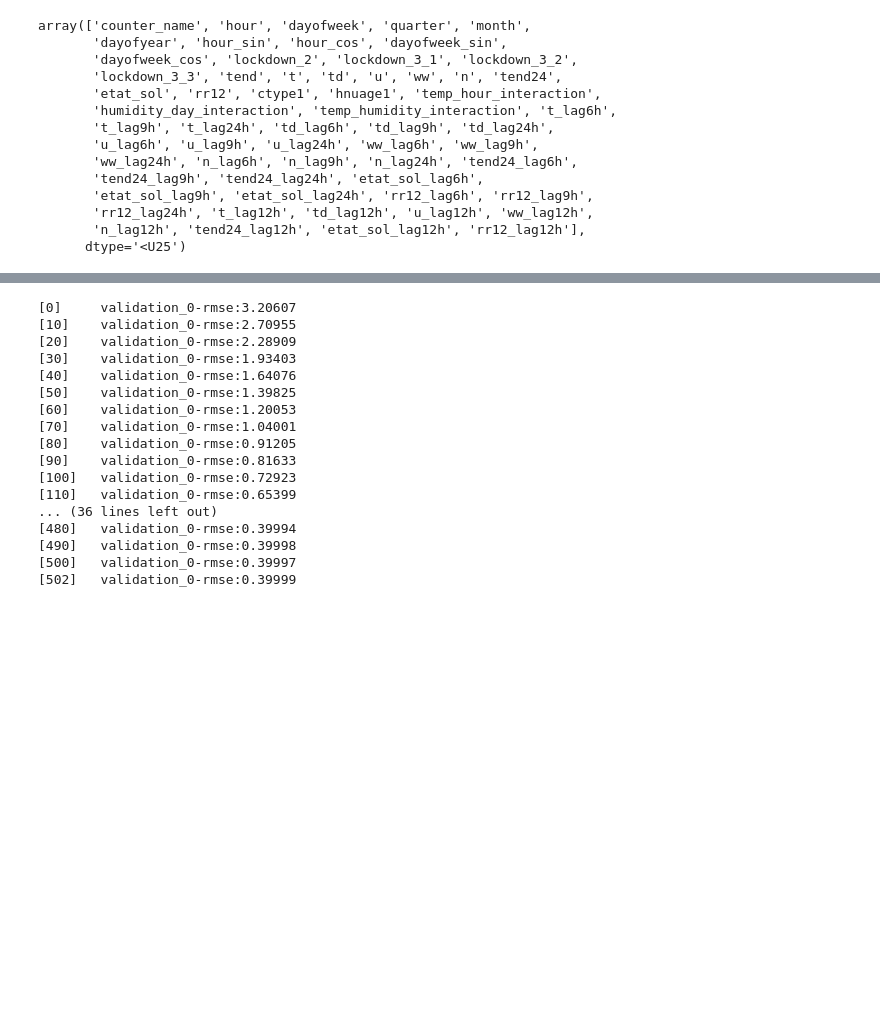
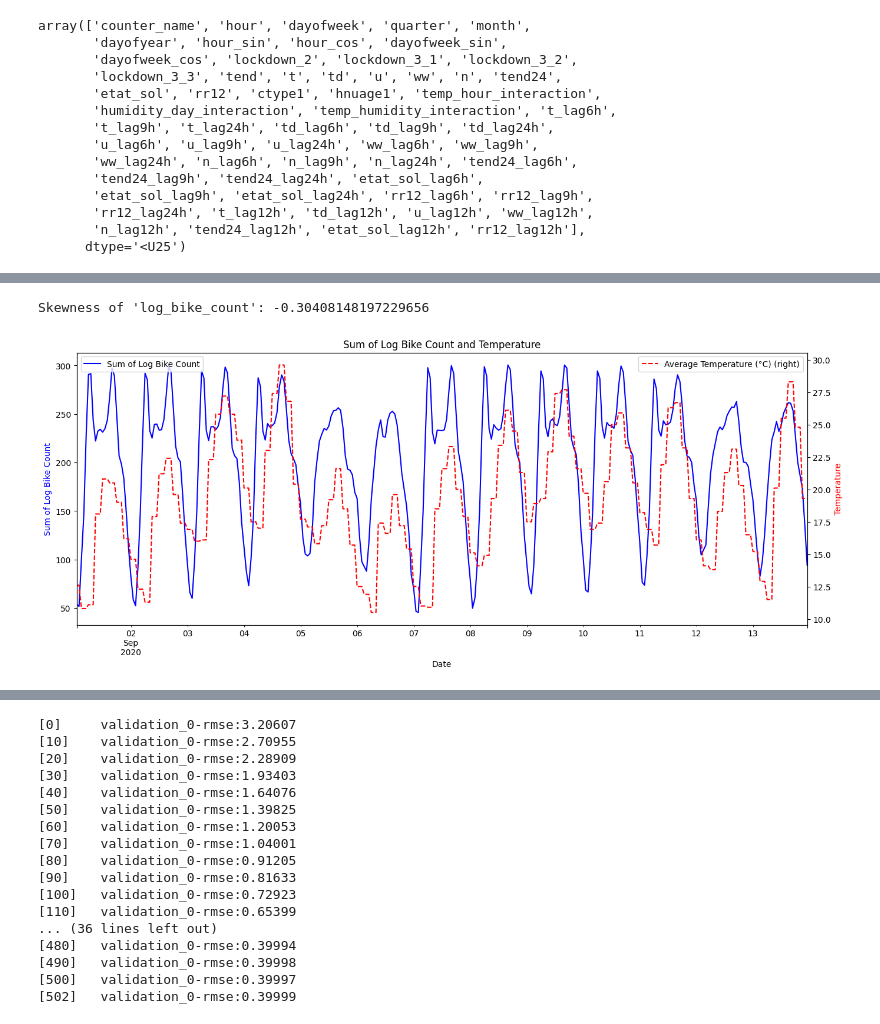
Before and after one commit to Ameya1337/Bike-Counters-Ameya---Qiling, a Jupyter notebook: Timeseries with XGBoost final.ipynb, the cells around one changed output, grey strips where cells are left out. Cells and saved outputs as stored; diff of their text form; code cells hidden in the pictures; blank space fills up the shorter version.

```diff
--- a/Timeseries with XGBoost final.ipynb
+++ b/Timeseries with XGBoost final.ipynb
@@ -1415,3 +1465,7 @@ features = [
 ]
 target = ["log_bike_count"]
 cat_feature = ["counter_name"]
+# %%
+train_filtered = combined_train[features]
+# %%
+train_filtered["log_bike_count"] = combined_train[target]
@@ -1417,0 +1492,49 @@ cat_feature = ["counter_name"]
+# %%
+from scipy import stats
+
+skewness = stats.skew(train_filtered["log_bike_count"])
+print(f"Skewness of 'log_bike_count': {skewness}")
+# %% [output]
+Skewness of 'log_bike_count': -0.30408148197229656
+# %%
+# Make sure 'train_filtered' is your DataFrame with the appropriate DateTimeIndex.
+
+# Filter the data for the dates of interest in June 2021.
+mask = (train_filtered.index >= "2020-09-01") & (train_filtered.index < "2020-09-14")
+
+# Group by date, sum the 'log_bike_count', and average the 't' (temperature) across all counters.
+aggregated_data = (
+    train_filtered[mask].resample("H").agg({"log_bike_count": "sum", "t": "mean"})
+)
+
+# Create the plot with the specified size.
+fig, ax = plt.subplots(figsize=(16, 6))
+
+# Plot the 'log_bike_count' on y-axis.
+aggregated_data["log_bike_count"].plot(
+    ax=ax, label="Sum of Log Bike Count", color="blue"
+)
+
+# Plot the 'temperature' on the same y-axis with secondary_y to create another y-axis.
+(aggregated_data["t"] - 273.15).plot(
+    ax=ax,
+    label="Average Temperature (°C)",
+    color="red",
+    linestyle="--",
+    secondary_y=True,
+)
+
+# Set labels and title.
+ax.set_xlabel("Date")
+ax.set_ylabel("Sum of Log Bike Count", color="blue")
+ax.right_ax.set_ylabel("Temperature", color="red")
+
+# Set the legend position.
+ax.legend(loc="upper left")
+ax.right_ax.legend(loc="upper right")
+
+# Show the plot.
+plt.title("Sum of Log Bike Count and Temperature")
+plt.show()
+# %% [output]
+[figure, added]
```
Also changed, not shown: parts of 24 cells of this notebook, 2 other files.
